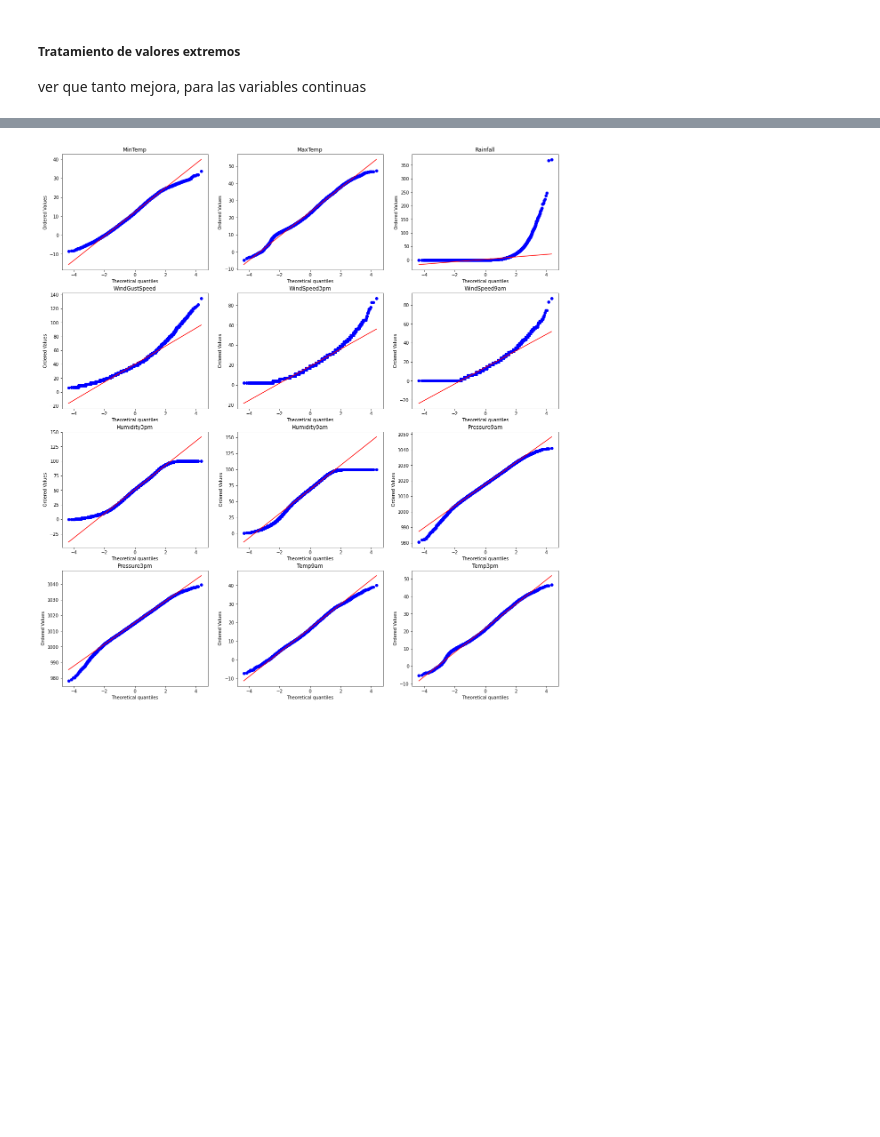
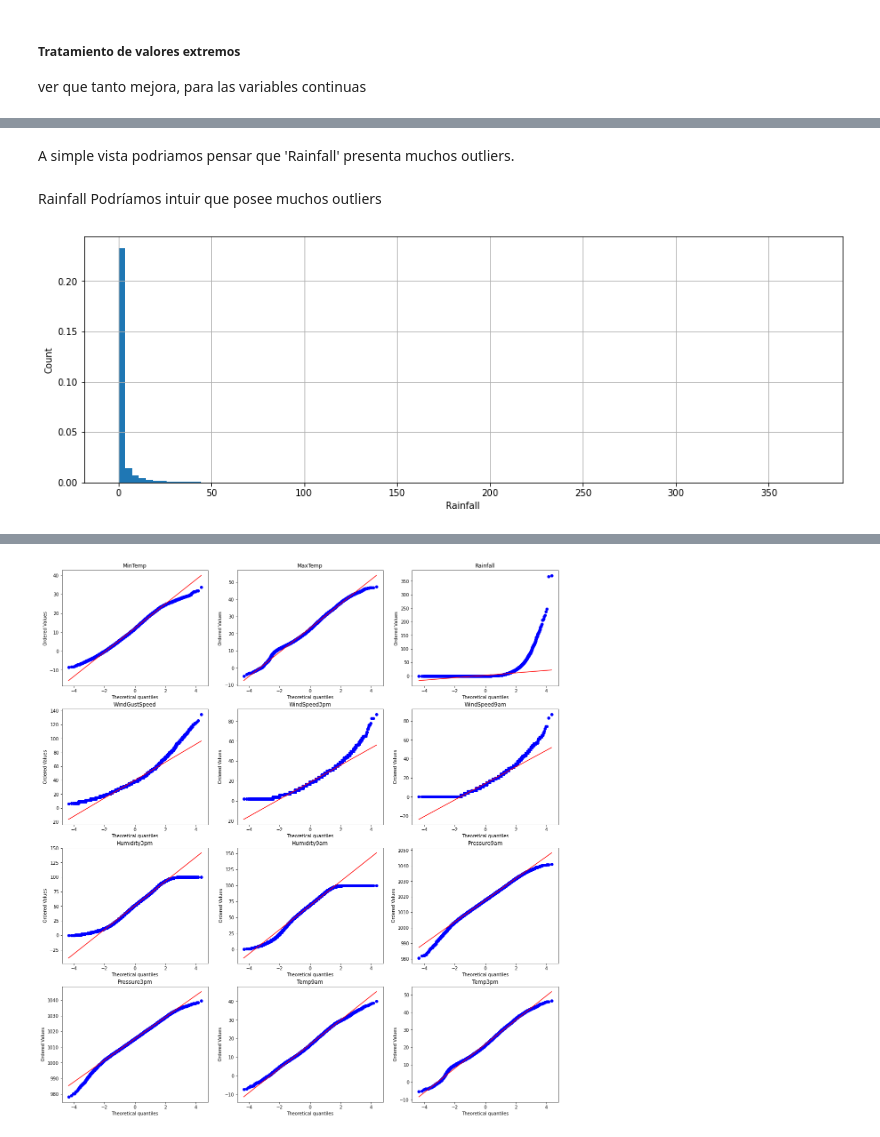
Before and after one commit to freddy120/ad_ceia, a Jupyter notebook: notebooks/tpintegrador/TP Integrador Análisis de datos.ipynb, the cells around one changed output, grey strips where cells are left out. Drawn from its saved outputs; the diff is of its cells as text; code cells hidden in the pictures; blank space fills up the shorter version.

```diff
--- a/notebooks/tpintegrador/TP Integrador Análisis de datos.ipynb
+++ b/notebooks/tpintegrador/TP Integrador Análisis de datos.ipynb
@@ -810,0 +693,13 @@ ver que tanto mejora, para las variables continuas
+# %% [markdown]
+A simple vista podriamos pensar que 'Rainfall' presenta muchos outliers.
+# %% [markdown]
+Rainfall
+Podríamos intuir que posee muchos outliers
+# %%
+fig,axes = plt.subplots(1,1,figsize=(15,5))
+axes.hist(train_df['Rainfall'], bins=100, density=True)
+axes.set_xlabel('Rainfall')
+axes.set_ylabel('Count')
+axes.grid(which='Both')
+# %% [output]
+[figure, added]
```
Also changed, not shown: parts of 57 cells of this notebook, 3 other files.
